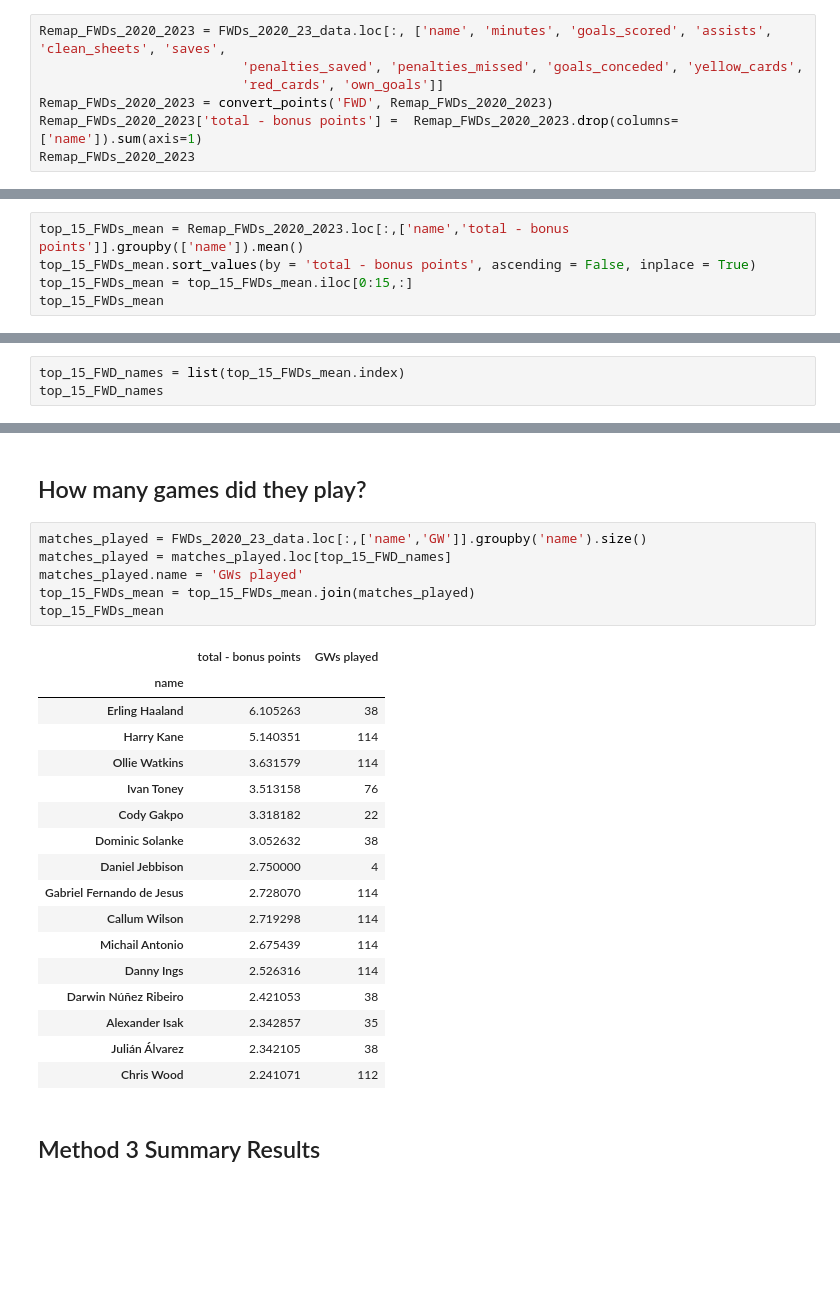
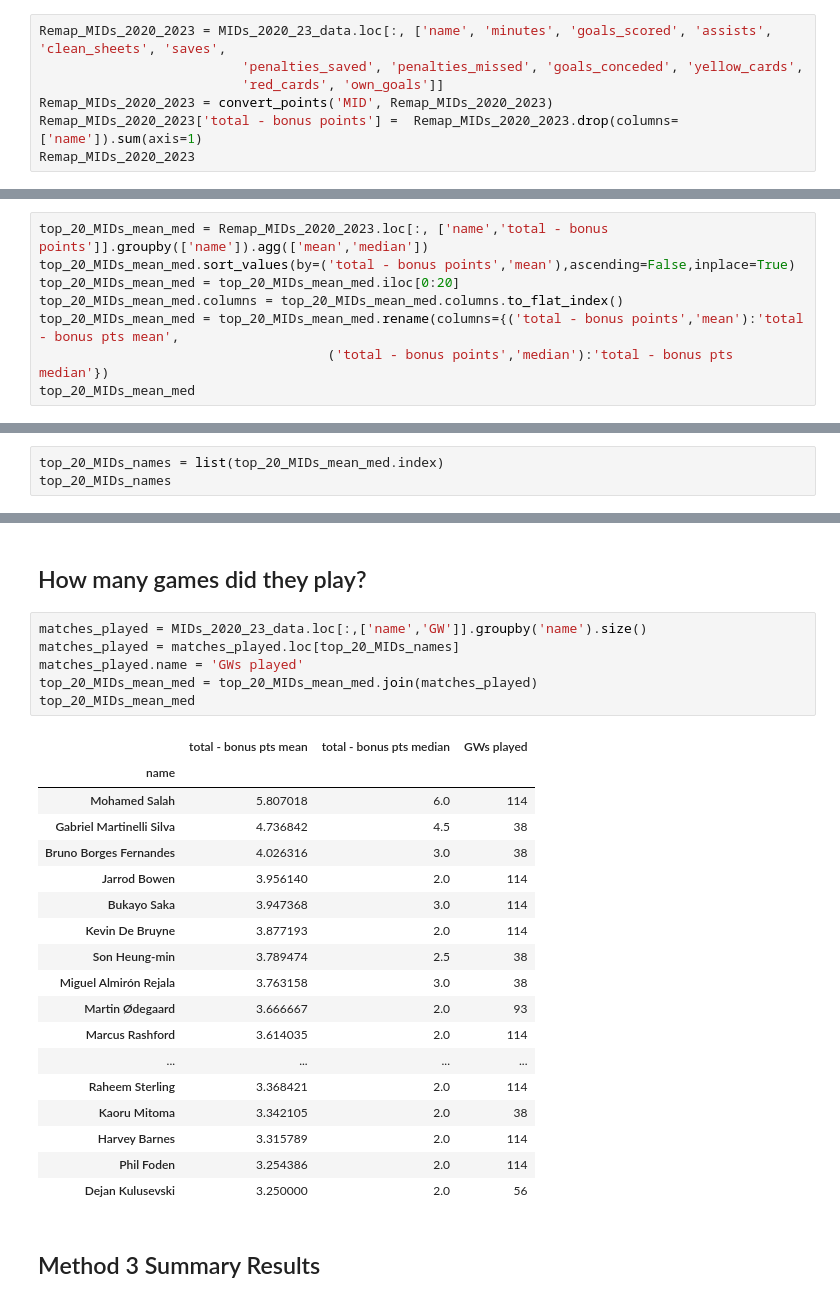
Before and after one commit to cooke99/PL-Analysis, a Jupyter notebook: Midfielder Player Analysis.ipynb, the cells around one changed output, grey strips where cells are left out. Saved outputs shown, nothing was run; the diff lists cells and outputs as text; blank space fills up the shorter version.

Commit message:
Method 3 (pts remap)

```diff
--- a/Midfielder Player Analysis.ipynb
+++ b/Midfielder Player Analysis.ipynb
@@ -467,11 +467,11 @@ Map the stats from all of this season's MIDs from 2020 - 2023 to the points they
 
 ## Re-map the points
 # %%
-Remap_FWDs_2020_2023 = FWDs_2020_23_data.loc[:, ['name', 'minutes', 'goals_scored', 'assists', 'clean_sheets', 'saves',
+Remap_MIDs_2020_2023 = MIDs_2020_23_data.loc[:, ['name', 'minutes', 'goals_scored', 'assists', 'clean_sheets', 'saves',
                           'penalties_saved', 'penalties_missed', 'goals_conceded', 'yellow_cards',
                           'red_cards', 'own_goals']]
-Remap_FWDs_2020_2023 = convert_points('FWD', Remap_FWDs_2020_2023)
-Remap_FWDs_2020_2023['total - bonus points'] =  Remap_FWDs_2020_2023.drop(columns=['name']).sum(axis=1)
-Remap_FWDs_2020_2023
+Remap_MIDs_2020_2023 = convert_points('MID', Remap_MIDs_2020_2023)
+Remap_MIDs_2020_2023['total - bonus points'] =  Remap_MIDs_2020_2023.drop(columns=['name']).sum(axis=1)
+Remap_MIDs_2020_2023
 # %% [output]
 |  | name | minutes | goals_scored | assists | clean_sheets | saves | penalties_saved | penalties_missed | ... |
@@ -490,8 +490,11 @@ Remap_FWDs_2020_2023
 # %% [markdown]
 ## Which players had the highest mean points after the remapping?
 # %%
-top_15_FWDs_mean = Remap_FWDs_2020_2023.loc[:,['name','total - bonus points']].groupby(['name']).mean()
-top_15_FWDs_mean.sort_values(by = 'total - bonus points', ascending = False, inplace = True)
-top_15_FWDs_mean = top_15_FWDs_mean.iloc[0:15,:]
-top_15_FWDs_mean
+top_20_MIDs_mean_med = Remap_MIDs_2020_2023.loc[:, ['name','total - bonus points']].groupby(['name']).agg(['mean','median'])
+top_20_MIDs_mean_med.sort_values(by=('total - bonus points','mean'),ascending=False,inplace=True)
+top_20_MIDs_mean_med = top_20_MIDs_mean_med.iloc[0:20]
+top_20_MIDs_mean_med.columns = top_20_MIDs_mean_med.columns.to_flat_index()
+top_20_MIDs_mean_med = top_20_MIDs_mean_med.rename(columns={('total - bonus points','mean'):'total - bonus pts mean',
+                                     ('total - bonus points','median'):'total - bonus pts median'})
+top_20_MIDs_mean_med
 # %% [output]
@@ -515,4 +519,4 @@ top_15_FWDs_mean
 # %%
-top_15_FWD_names = list(top_15_FWDs_mean.index)
-top_15_FWD_names
+top_20_MIDs_names = list(top_20_MIDs_mean_med.index)
+top_20_MIDs_names
 # %% [output]
@@ -534,29 +543,30 @@ top_15_FWD_names
 # %% [markdown]
 ## How many games did they play?
 # %%
-matches_played = FWDs_2020_23_data.loc[:,['name','GW']].groupby('name').size()
-matches_played = matches_played.loc[top_15_FWD_names]
+matches_played = MIDs_2020_23_data.loc[:,['name','GW']].groupby('name').size()
+matches_played = matches_played.loc[top_20_MIDs_names]
 matches_played.name = 'GWs played'
-top_15_FWDs_mean = top_15_FWDs_mean.join(matches_played)
-top_15_FWDs_mean
+top_20_MIDs_mean_med = top_20_MIDs_mean_med.join(matches_played)
+top_20_MIDs_mean_med
 # %% [output]
-|  | total - bonus points | GWs played |
-| name |  |  |
-| Erling Haaland | 6.105263 | 38 |
-| Harry Kane | 5.140351 | 114 |
-| Ollie Watkins | 3.631579 | 114 |
-| Ivan Toney | 3.513158 | 76 |
-| Cody Gakpo | 3.318182 | 22 |
-| Dominic Solanke | 3.052632 | 38 |
-| Daniel Jebbison | 2.750000 | 4 |
-| Gabriel Fernando de Jesus | 2.728070 | 114 |
-| Callum Wilson | 2.719298 | 114 |
-| Michail Antonio | 2.675439 | 114 |
-| Danny Ings | 2.526316 | 114 |
-| Darwin Núñez Ribeiro | 2.421053 | 38 |
-| Alexander Isak | 2.342857 | 35 |
-| Julián Álvarez | 2.342105 | 38 |
-| Chris Wood | 2.241071 | 112 |
+|  | total - bonus pts mean | total - bonus pts median | GWs played |
+| name |  |  |  |
+| Mohamed Salah | 5.807018 | 6.0 | 114 |
+| Gabriel Martinelli Silva | 4.736842 | 4.5 | 38 |
+| Bruno Borges Fernandes | 4.026316 | 3.0 | 38 |
+| Jarrod Bowen | 3.956140 | 2.0 | 114 |
+| Bukayo Saka | 3.947368 | 3.0 | 114 |
+| Kevin De Bruyne | 3.877193 | 2.0 | 114 |
+| Son Heung-min | 3.789474 | 2.5 | 38 |
+| Miguel Almirón Rejala | 3.763158 | 3.0 | 38 |
+| Martin Ødegaard | 3.666667 | 2.0 | 93 |
+| Marcus Rashford | 3.614035 | 2.0 | 114 |
+| ... | ... | ... | ... |
+| Raheem Sterling | 3.368421 | 2.0 | 114 |
+| Kaoru Mitoma | 3.342105 | 2.0 | 38 |
+| Harvey Barnes | 3.315789 | 2.0 | 114 |
+| Phil Foden | 3.254386 | 2.0 | 114 |
+| Dejan Kulusevski | 3.250000 | 2.0 | 56 |
 # %% [markdown]
 ## Method 3 Summary Results
 # %%
```
Also changed, not shown: parts of 16 cells of this notebook.
